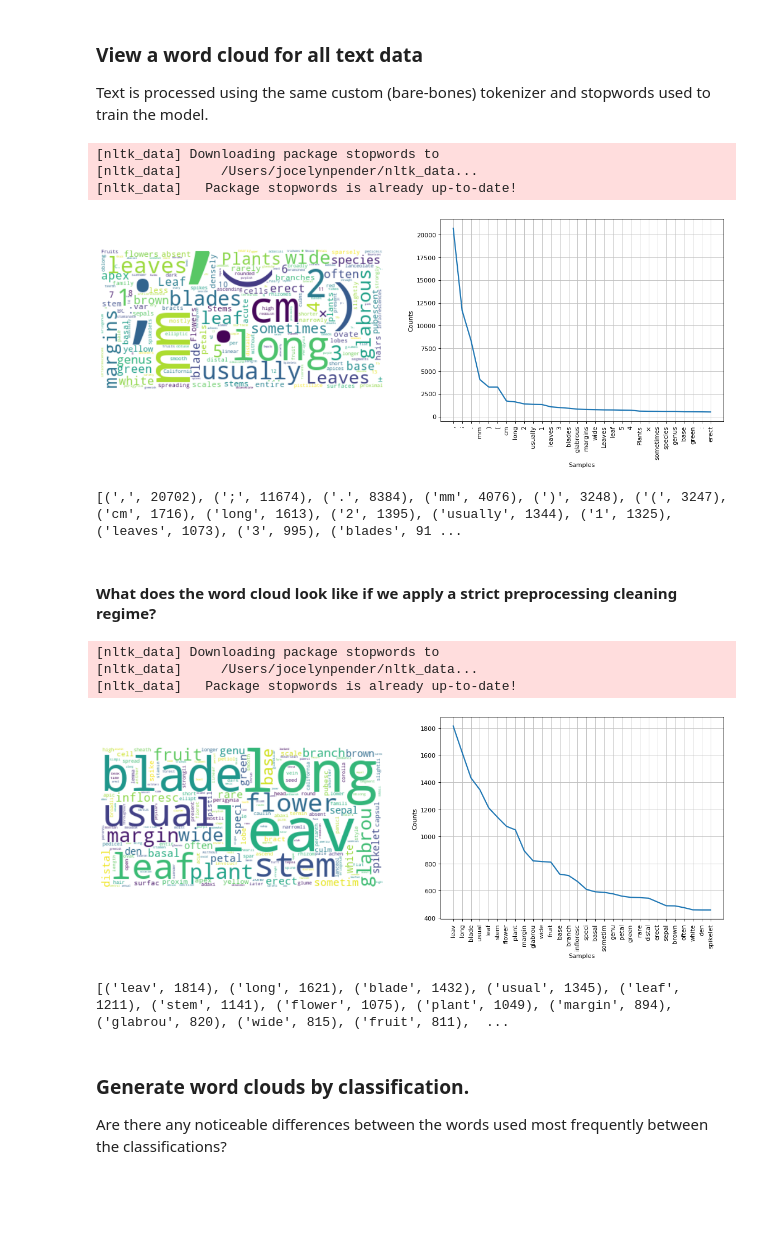
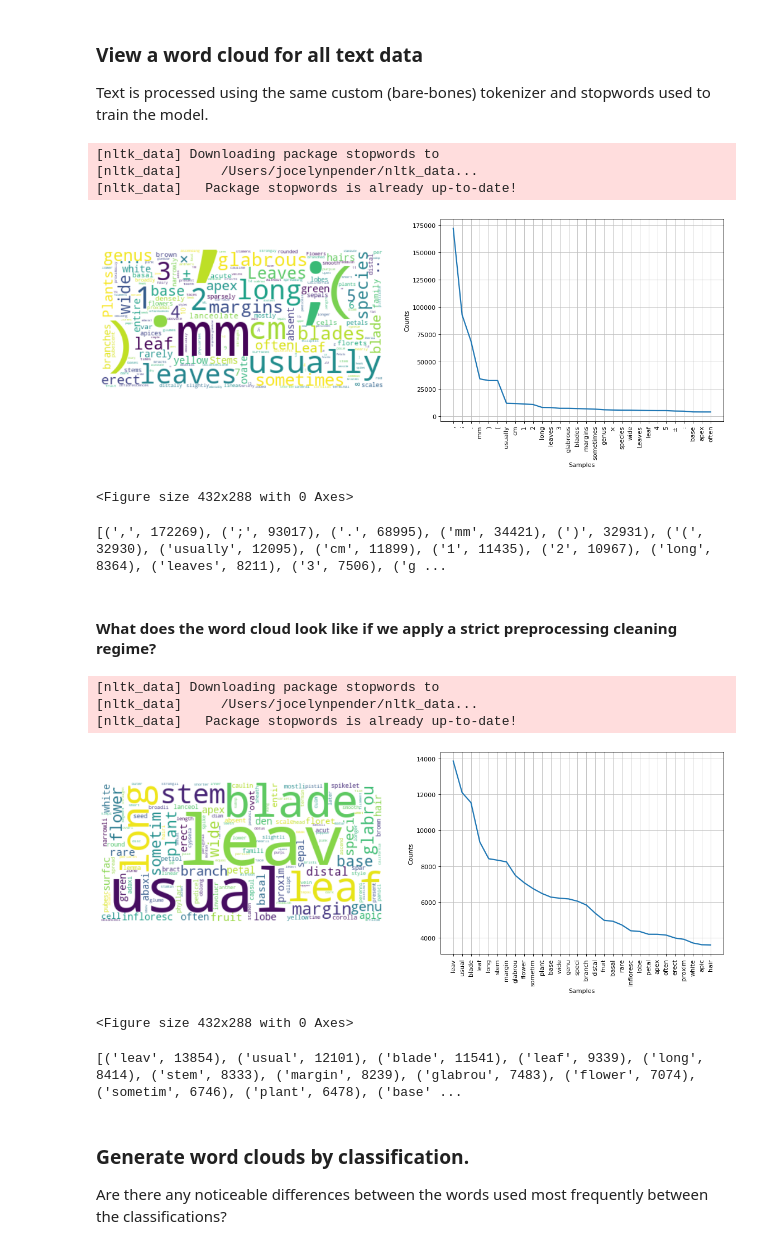
Before and after one commit to jocelynpender/flora-prepper, a Jupyter notebook: notebooks/analysis_visualization.ipynb, the cells around one changed output. Saved outputs shown, nothing was run; the diff lists cells and outputs as text; code cells hidden in the pictures; blank space fills up the shorter version.

```diff
--- a/notebooks/analysis_visualization.ipynb
+++ b/notebooks/analysis_visualization.ipynb
@@ -26,7 +26,7 @@ import src.features as features
 ## Import and visualize the data
 ### Visualize counts of training datasets
 # %%
-flora_data_frame = pd.read_csv("../data/processed/flora_data_frame.csv", index_col=0)
+flora_data_frame = pd.read_csv("../data/processed/flora_data_frame_full.csv", index_col=0)
 flora_data_frame['dataset_name'].value_counts().plot.bar()
 plt.show()
 flora_data_frame[['classification', 'dataset_name', 'text']] \
@@ -41,17 +41,18 @@ Text is processed using the same custom (bare-bones) tokenizer and stopwords use
 # %%
 tokenized_stop_words = features.prepare_stop_words(custom_stop_words=["unknown", "accepted", "synonym",
                                                              "basionym", "source",
-                                                             "note", "notes", "morphology"])  # Find a way to keep numbers and elipses!
+                                                             "note", "notes", "morphology", "fna_id"])  # Find a way to keep numbers and elipses!
 # morphology word is an artefact of the FNA xml key statements.
 # TODO Return to this and fix
 text = " ".join(text_string for text_string in flora_data_frame.text)
 visualize_words(text, tokenized_stop_words)
 # %% [output]
 [nltk_data] Downloading package stopwords to
 [nltk_data]     /Users/jocelynpender/nltk_data...
 [nltk_data]   Package stopwords is already up-to-date!
-[figure, old version]
+[figure, new version]
-[(',', 20702), (';', 11674), ('.', 8384), ('mm', 4076), (')', 3248), ('(', 3247), ('cm', 1716), ('long', 1613), ('2', 1395), ('usually', 1344), ('1', 1325), ('leaves', 1073), ('3', 995), ('blades', 91 ...
+<Figure size 432x288 with 0 Axes>
+[(',', 172269), (';', 93017), ('.', 68995), ('mm', 34421), (')', 32931), ('(', 32930), ('usually', 12095), ('cm', 11899), ('1', 11435), ('2', 10967), ('long', 8364), ('leaves', 8211), ('3', 7506), ('g ...
 # %% [markdown]
 #### What does the word cloud look like if we apply a strict preprocessing cleaning regime?
 # %%
@@ -63,8 +64,9 @@ visualize_words(text, tokenized_stop_words_clean, cleanup=True)
 [nltk_data] Downloading package stopwords to
 [nltk_data]     /Users/jocelynpender/nltk_data...
 [nltk_data]   Package stopwords is already up-to-date!
-[figure, old version]
+[figure, new version]
-[('leav', 1814), ('long', 1621), ('blade', 1432), ('usual', 1345), ('leaf', 1211), ('stem', 1141), ('flower', 1075), ('plant', 1049), ('margin', 894), ('glabrou', 820), ('wide', 815), ('fruit', 811),  ...
+<Figure size 432x288 with 0 Axes>
+[('leav', 13854), ('usual', 12101), ('blade', 11541), ('leaf', 9339), ('long', 8414), ('stem', 8333), ('margin', 8239), ('glabrou', 7483), ('flower', 7074), ('sometim', 6746), ('plant', 6478), ('base' ...
 # %% [markdown]
 ### Generate word clouds by classification.
 Are there any noticeable differences between the words used most frequently between the classifications?
```
Also changed, not shown: parts of 30 cells of this notebook, 31 other files.
